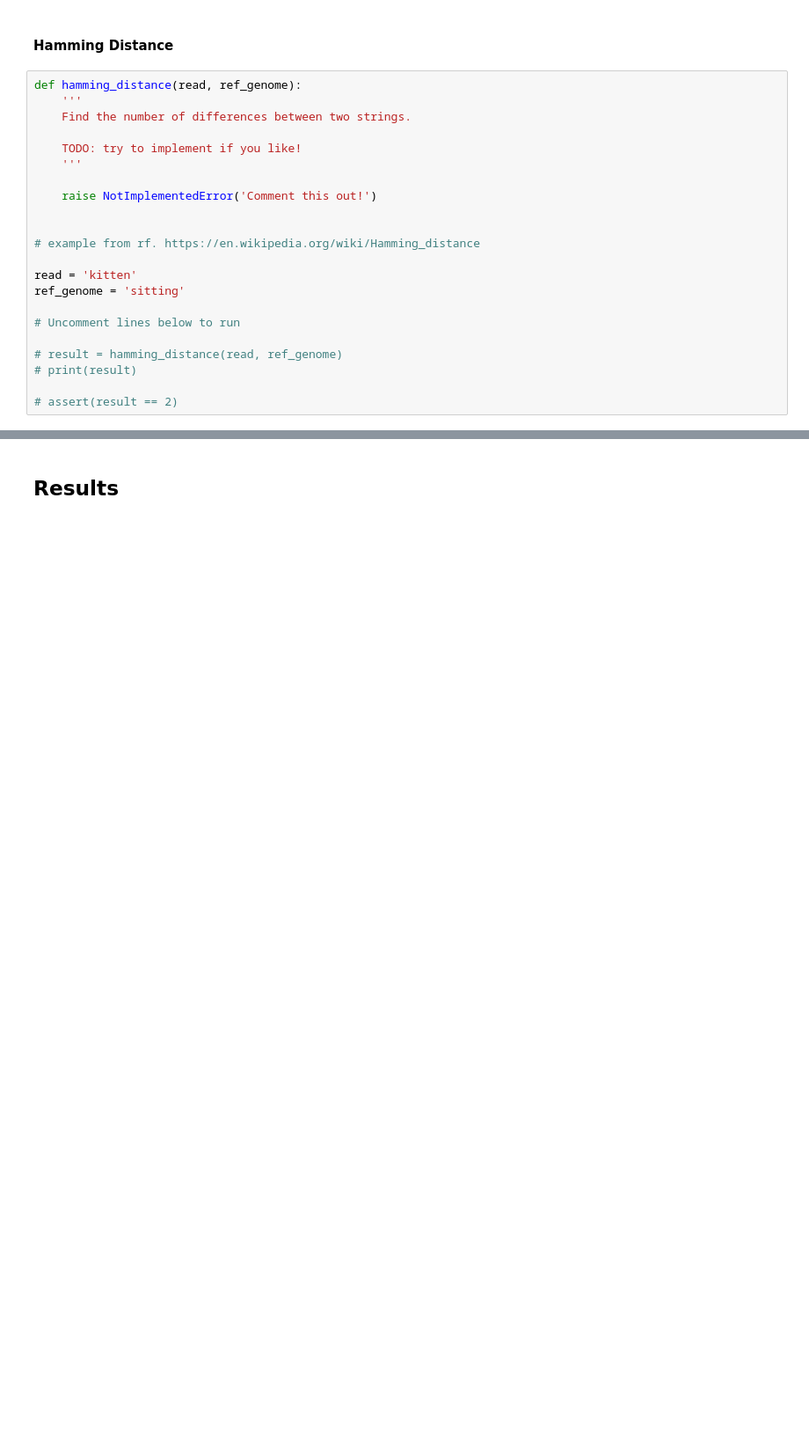
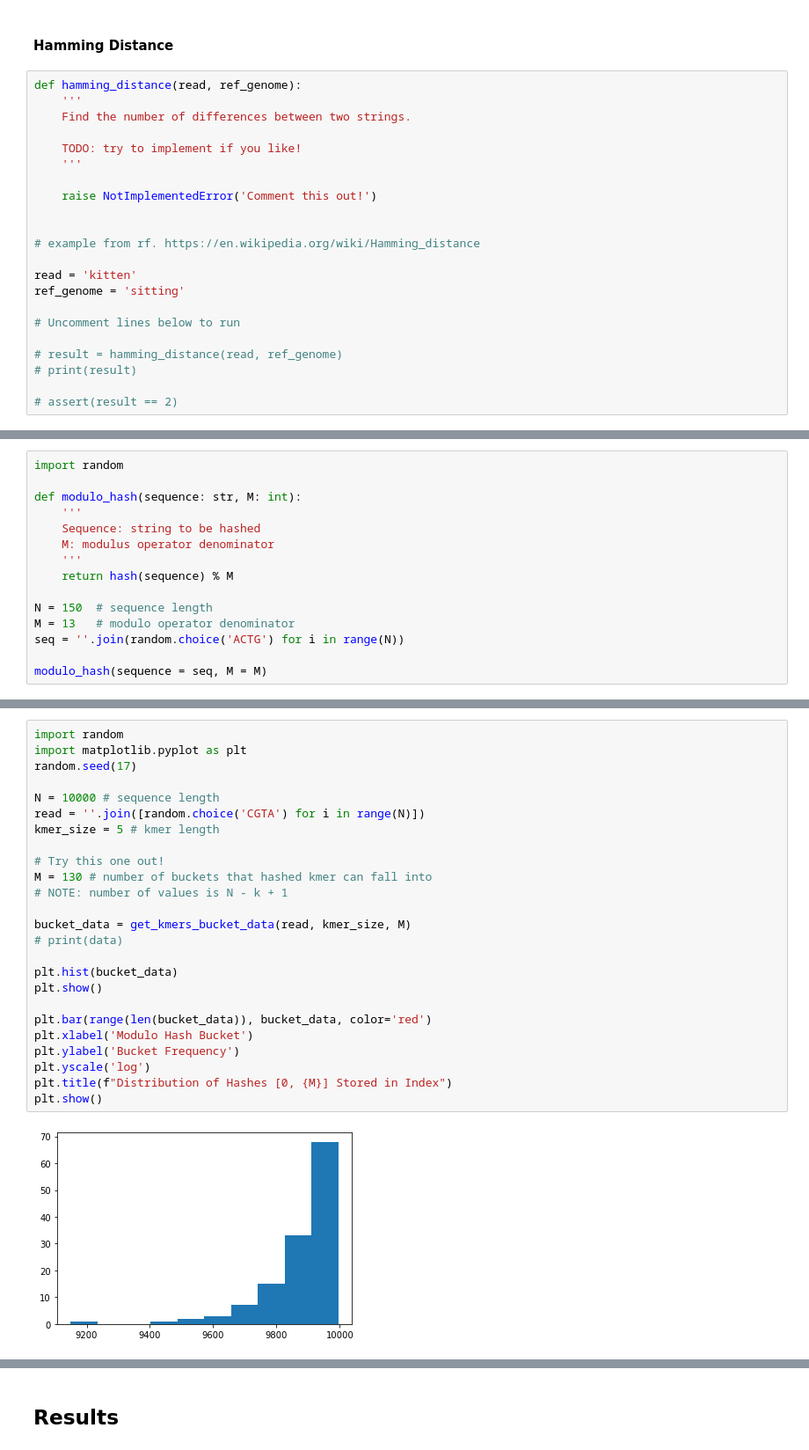
Before and after one commit to bgpalmer/jc_presentation, a Jupyter notebook: presentation.ipynb, the cells around one changed output, grey strips where cells are left out. Shown at 88% size. Saved outputs shown, nothing was run; the diff lists cells and outputs as text; blank space fills up the shorter version.

```diff
--- a/presentation.ipynb
+++ b/presentation.ipynb
@@ -214,0 +300,15 @@ They show with their tool, *Accel-Align*, implementations that reduce bottleneck
+# %%
+import random
+
+def modulo_hash(sequence: str, M: int):
+    '''
+    Sequence: string to be hashed
+    M: modulus operator denominator
+    '''
+    return hash(sequence) % M
+
+N = 150  # sequence length
+M = 13   # modulo operator denominator
+seq = ''.join(random.choice('ACTG') for i in range(N))
+
+modulo_hash(sequence = seq, M = M)
@@ -214,0 +352,27 @@ They show with their tool, *Accel-Align*, implementations that reduce bottleneck
+# %%
+import random
+import matplotlib.pyplot as plt
+random.seed(17)
+
+N = 10000 # sequence length
+read = ''.join([random.choice('CGTA') for i in range(N)])
+kmer_size = 5 # kmer length
+
+# Try this one out!
+M = 130 # number of buckets that hashed kmer can fall into
+# NOTE: number of values is N - k + 1
+
+bucket_data = get_kmers_bucket_data(read, kmer_size, M)
+# print(data)
+
+plt.hist(bucket_data)
+plt.show()
+
+plt.bar(range(len(bucket_data)), bucket_data, color='red')
+plt.xlabel('Modulo Hash Bucket')
+plt.ylabel('Bucket Frequency')
+plt.yscale('log')
+plt.title(f"Distribution of Hashes [0, {M}] Stored in Index")
+plt.show()
+# %% [output]
+[figure, added]
```
Also changed, not shown: parts of 90 cells of this notebook.
